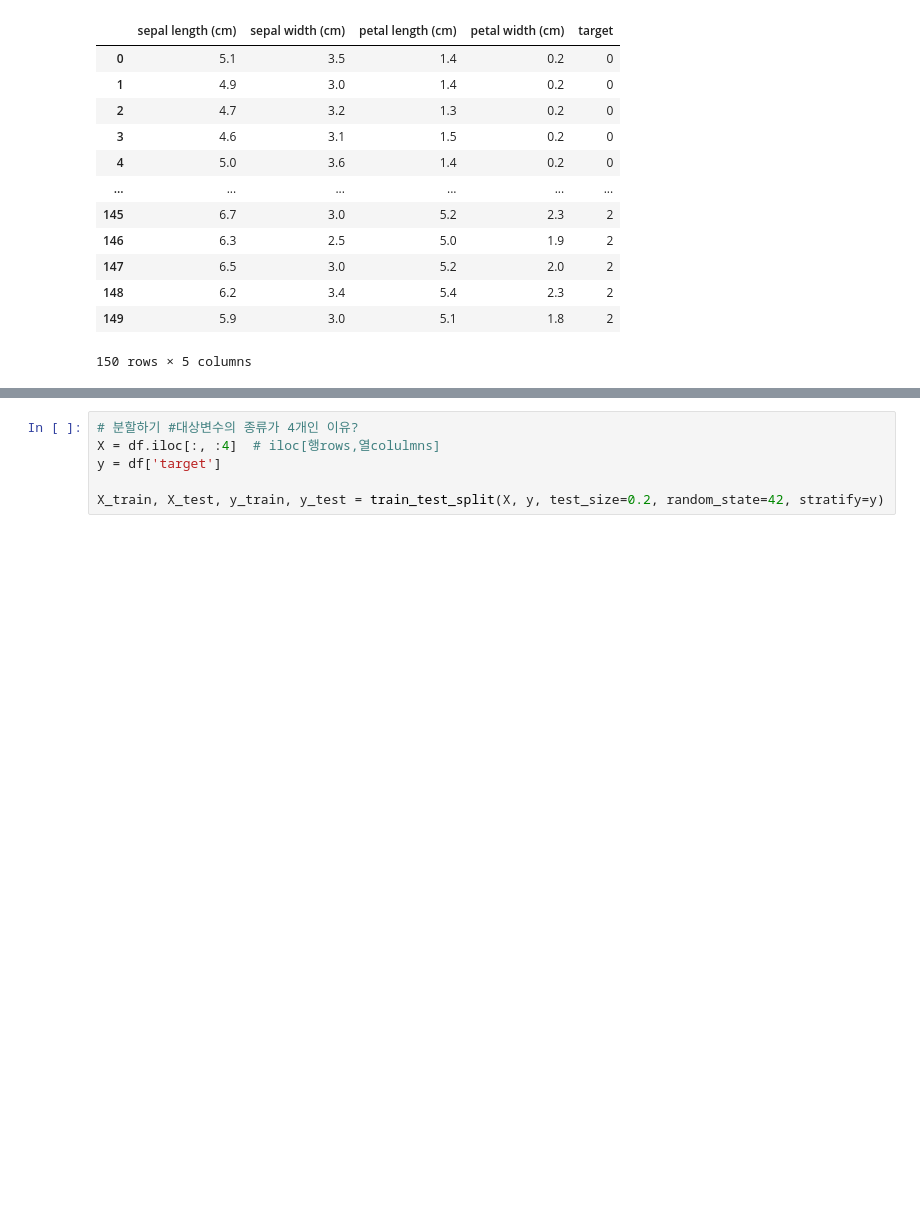
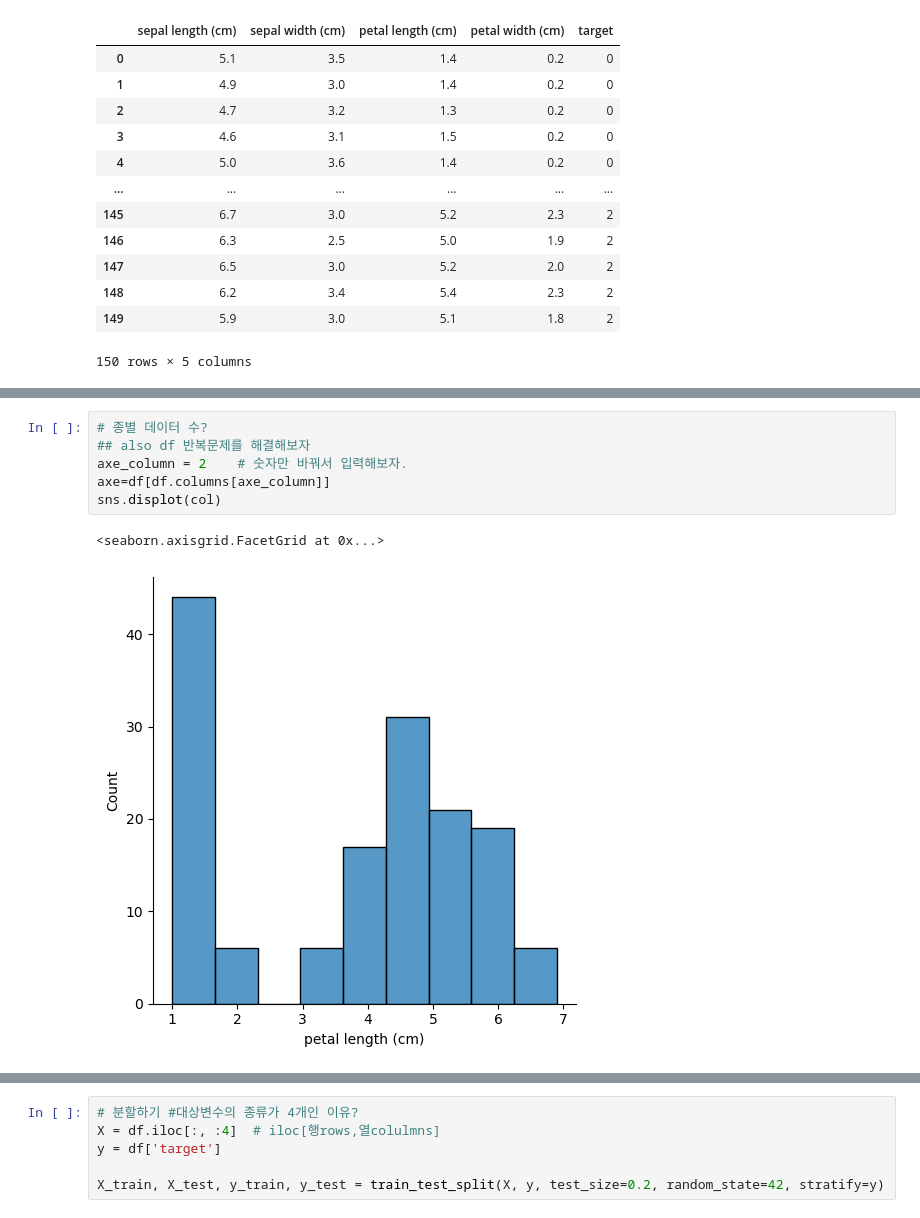
Before and after one commit to pookopook/bibi-big, a Jupyter notebook: 학습자료/day03 스터디/python study 03.ipynb, the cells around one changed output, grey strips where cells are left out. Saved outputs shown, nothing was run; the diff lists cells and outputs as text; blank space fills up the shorter version.

```diff
--- a/학습자료/day03 스터디/python study 03.ipynb
+++ b/학습자료/day03 스터디/python study 03.ipynb
@@ -93,0 +156,9 @@ df
+# %%
+# 종별 데이터 수?
+## also df 반복문제를 해결해보자
+axe_column = 2    # 숫자만 바꿔서 입력해보자.
+axe=df[df.columns[axe_column]]
+sns.displot(col)
+# %% [output]
+<seaborn.axisgrid.FacetGrid at 0x...>
+[figure, added]
```
Also changed, not shown: parts of 18 cells of this notebook, 2 other files.
